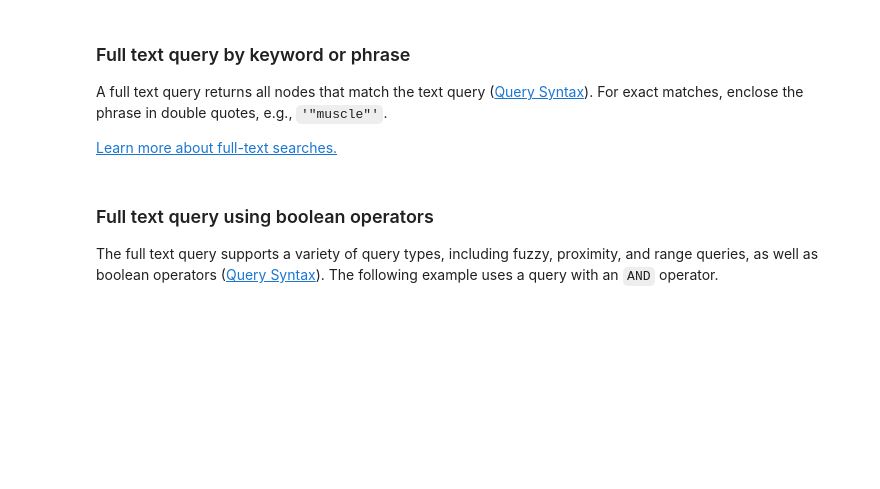
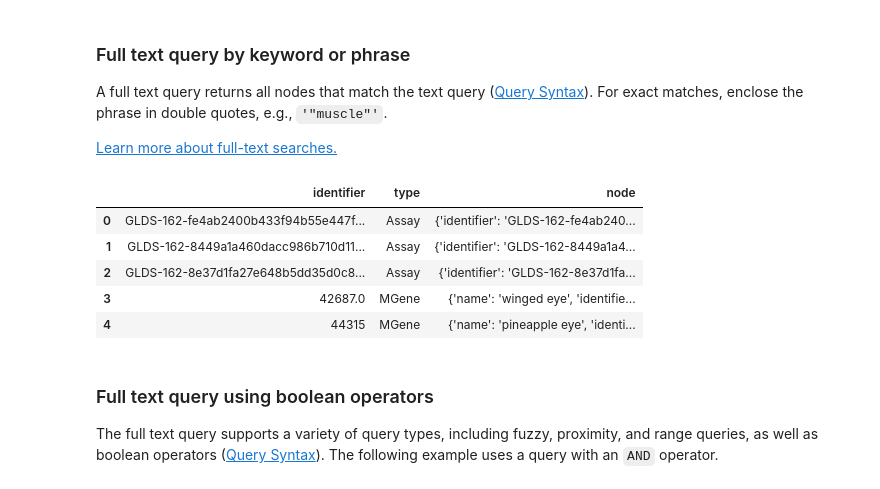
Before and after one commit to gastondana627/spoke_genelab, a Jupyter notebook: codes/import_to_desktop.ipynb, the cells around one changed output. Cells and saved outputs as stored; diff of their text form; code cells hidden in the pictures; blank space fills up the shorter version.

````diff
--- a/codes/import_to_desktop.ipynb
+++ b/codes/import_to_desktop.ipynb
@@ -100,7 +126,0 @@ graph.run(query).to_data_frame()
-# %%
-tissue = "Liver"
-threshold = -3.0
-query = """
-MATCH p=(:Mission)--(s:Study)-[d:DOWNREGULATION_SdMG]->(:MouseGene) WHERE s.tissue = $tissue AND d.log2fc < $threshold RETURN p
-"""
-subgraph2 = graph.run(query, tissue=tissue, threshold=threshold).to_subgraph()
@@ -117,14 +132,21 @@ A full text query returns all nodes that match the text query ([Query Syntax](ht
 
 [Learn more about full-text searches.](https://graphaware.com/neo4j/2019/01/11/neo4j-full-text-search-deep-dive.html)
 # %%
-phrase = '"muscle"'
+phrase = '"eye"'
 top_n = 5 # show top n hits
 # %%
 query = """
 CALL db.index.fulltext.queryNodes("fulltext", $phrase) YIELD node, score
-RETURN node.identifier AS identifier, LABELS(node)[0] AS type, node.tissue AS tissue
+RETURN node.identifier AS identifier, LABELS(node)[0] AS type, node
 """
 graph.run(query, phrase=phrase).to_data_frame().head(top_n)
+# %% [output]
+|  | identifier | type | node |
+| 0 | GLDS-162-fe4ab2400b433f94b55e447f... | Assay | {'identifier': 'GLDS-162-fe4ab240... |
+| 1 | GLDS-162-8449a1a460dacc986b710d11... | Assay | {'identifier': 'GLDS-162-8449a1a4... |
+| 2 | GLDS-162-8e37d1fa27e648b5dd35d0c8... | Assay | {'identifier': 'GLDS-162-8e37d1fa... |
+| 3 | 42687.0 | MGene | {'name': 'winged eye', 'identifie... |
+| 4 | 44315 | MGene | {'name': 'pineapple eye', 'identi... |
 # %% [markdown]
 ### Full text query using boolean operators
 The full text query supports a variety of query types, including fuzzy, proximity, and range queries, as well as boolean operators ([Query Syntax](https://lucene.apache.org/core/5_5_0/queryparser/org/apache/lucene/queryparser/classic/package-summary.html#Overview)). The following example uses a query with an ```AND``` operator.
````
Also changed, not shown: parts of 9 cells of this notebook, 5 other files.
